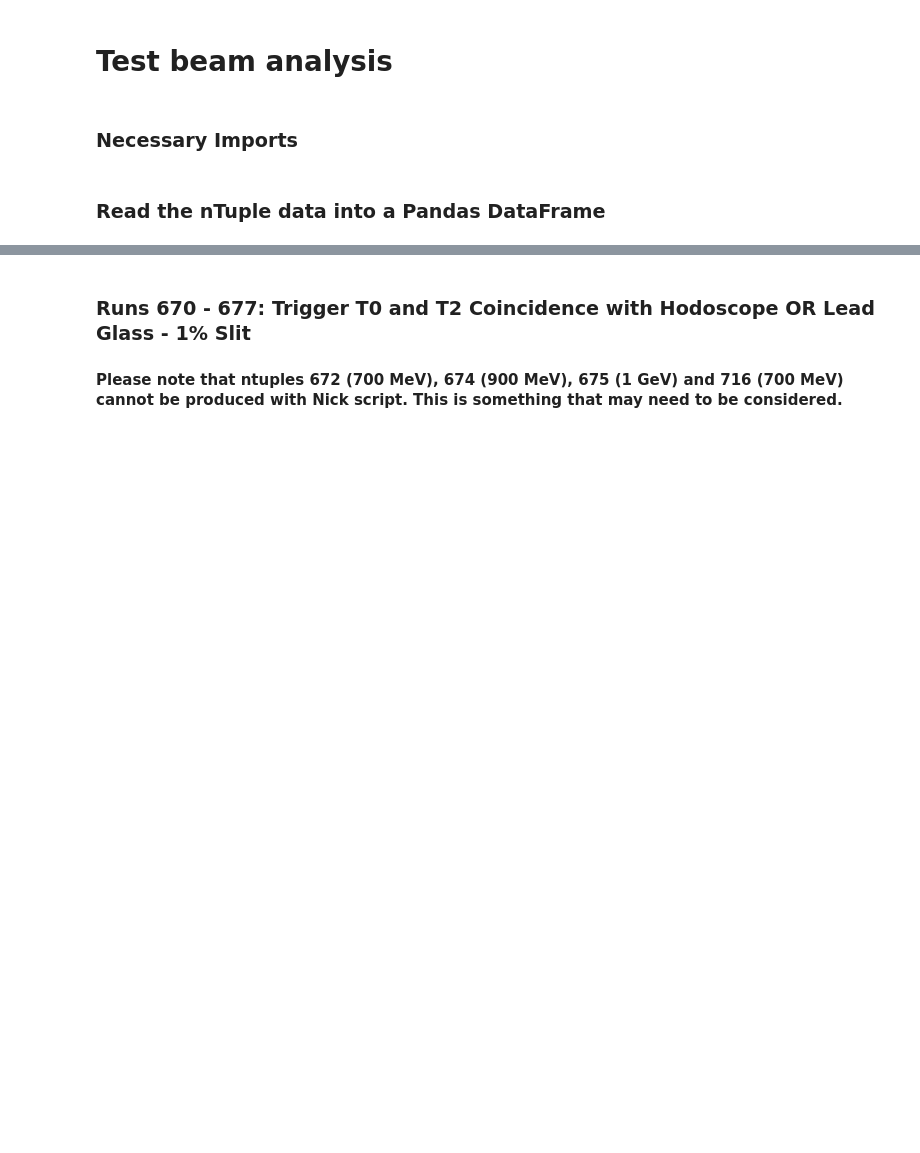
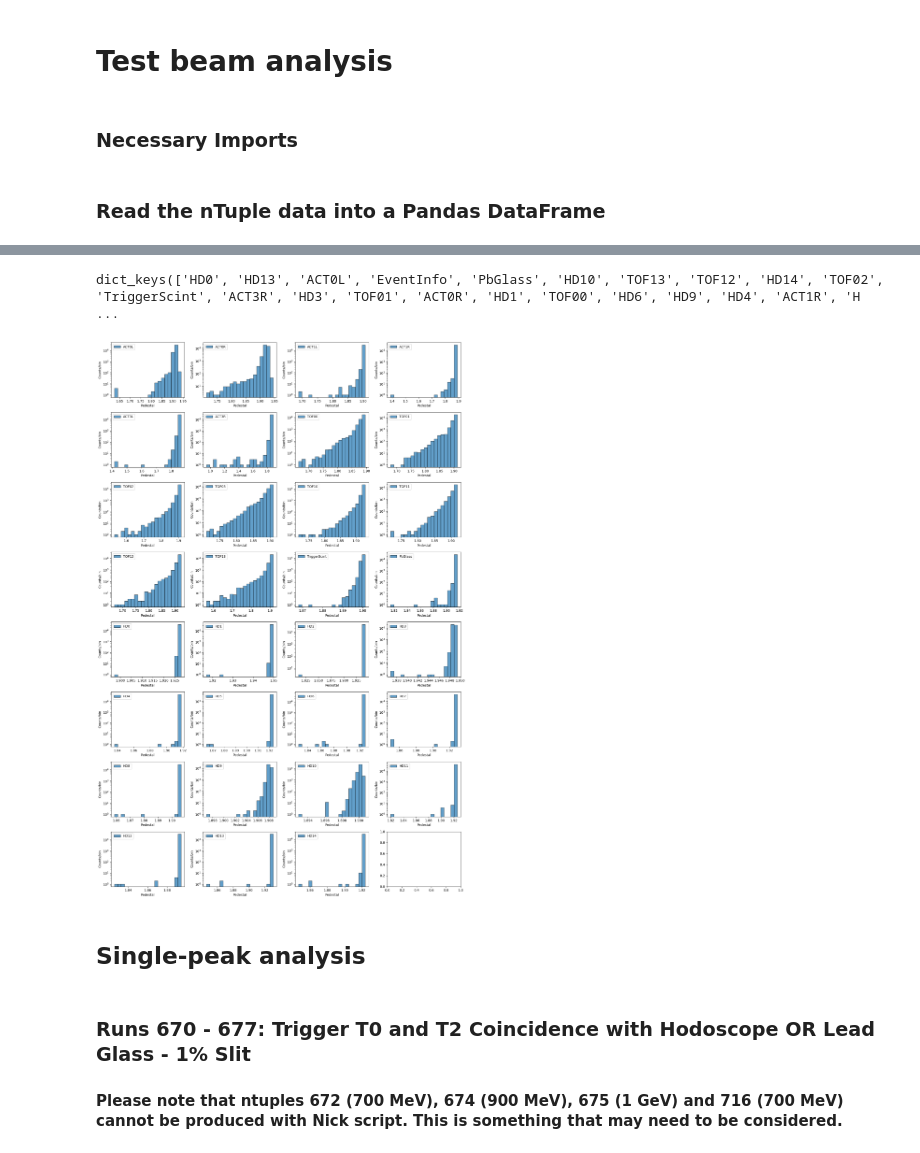
Before and after one commit to jerenner/T9BeamTestAna, a Jupyter notebook: python/new_analysis/hodoscope/hodoscope_analysis.ipynb, the cells around one changed output, grey strips where cells are left out. Drawn from its saved outputs; the diff is of its cells as text; code cells hidden in the pictures; blank space fills up the shorter version.

Commit message:
Initial code for control plots

```diff
--- a/python/new_analysis/hodoscope/hodoscope_analysis.ipynb
+++ b/python/new_analysis/hodoscope/hodoscope_analysis.ipynb
@@ -46,0 +152,2 @@ def ntuple_to_pd(filename):
+# %%
+output_dir = "ntuples/run000734"
@@ -46,0 +162,3 @@ def ntuple_to_pd(filename):
+# %%
+# Read in all dataframes from a given run
+df_dict = read_dataframes_from_csv(output_dir)
@@ -46,0 +179,46 @@ def ntuple_to_pd(filename):
+# %%
+df_dict.keys()
+# %% [output]
+dict_keys(['HD0', 'HD13', 'ACT0L', 'EventInfo', 'PbGlass', 'HD10', 'TOF13', 'TOF12', 'HD14', 'TOF02', 'TriggerScint', 'ACT3R', 'HD3', 'TOF01', 'ACT0R', 'HD1', 'TOF00', 'HD6', 'HD9', 'HD4', 'ACT1R', 'H ...
+# %%
+def plot_histograms_for_each_signal(df_dict, base_dir=".", rnum = 0, quantity='nPeaks', logscale=False):
+    # Define the custom order for the keys
+    custom_order = [
+        'ACT0L', 'ACT0R', 'ACT1L', 'ACT1R', 'ACT3L', 'ACT3R',
+        'TOF00', 'TOF01', 'TOF02', 'TOF03', 'TOF10', 'TOF11', 'TOF12', 'TOF13',
+        'TriggerScint',
+        'PbGlass',
+        'HD0', 'HD1', 'HD2', 'HD3', 'HD4', 'HD5', 'HD6', 'HD7', 'HD8', 'HD9', 'HD10', 'HD11', 'HD12', 'HD13', 'HD14'
+    ]
+
+    out_dir = f"{base_dir}/{rnum}"
+    if not os.path.exists(out_dir):
+        os.makedirs(out_dir)
+
+    # Create a grid of 8 rows x 4 columns
+    fig, axes = plt.subplots(8, 4, figsize=(16, 24))
+    flat_axes = axes.ravel()
+
+    # Iterate based on the custom order
+    for key, ax in zip(custom_order, flat_axes):
+        df = df_dict[key]
+
+        # Plot histogram for the current signal on its corresponding axis
+        n, bins, patches = ax.hist(df[quantity], bins=20, edgecolor='black', alpha=0.7, label=key)  # capture output to use in legend
+        #ax.set_title(key)
+        ax.set_xlabel(quantity)
+        ax.set_ylabel('Counts/bin')
+        ax.legend()  # Add legend
+
+        if(logscale):
+            ax.set_yscale('log')
+
+    # Adjust the layout so the plots do not overlap
+    plt.tight_layout()
+    #plt.show()
+    plt.savefig(f"{out_dir}/{quantity}.pdf", bbox_inches='tight')
+# %%
+# Test the function
+plot_histograms_for_each_signal(df_dict, base_dir='plt', rnum='000734', quantity='Pedestal', logscale=True)
+# %% [output]
+[figure, added]
@@ -47,3 +230,5 @@ def ntuple_to_pd(filename):
+# %% [markdown]
+## Single-peak analysis
 # %% [markdown]
 ### Runs 670 - 677: Trigger T0 and T2 Coincidence with Hodoscope OR Lead Glass - 1% Slit
 #### Please note that ntuples 672 (700 MeV), 674 (900 MeV), 675 (1 GeV) and 716 (700 MeV) cannot be produced with Nick script. This is something that may need to be considered.
```
Also changed, not shown: parts of 11 cells of this notebook.
